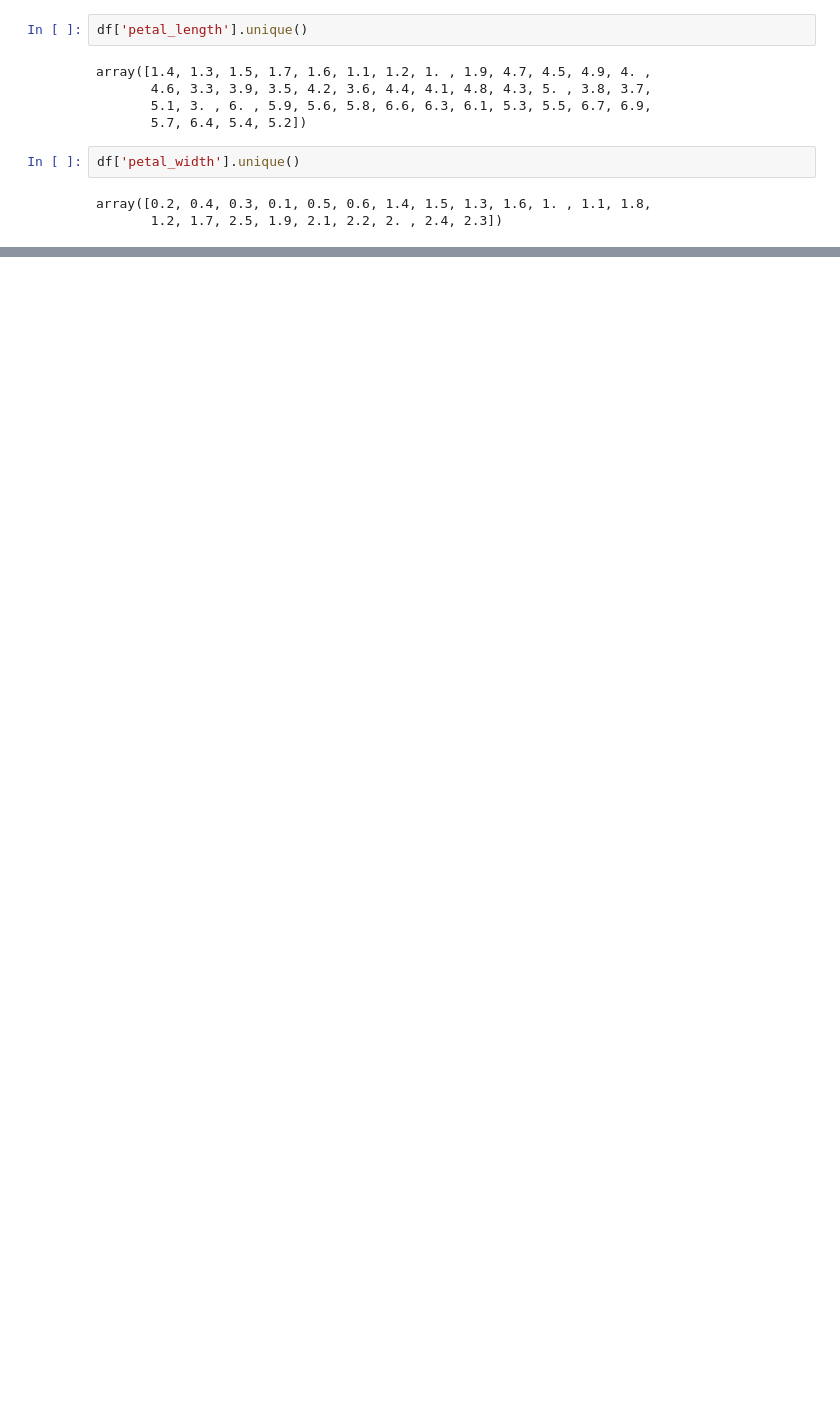
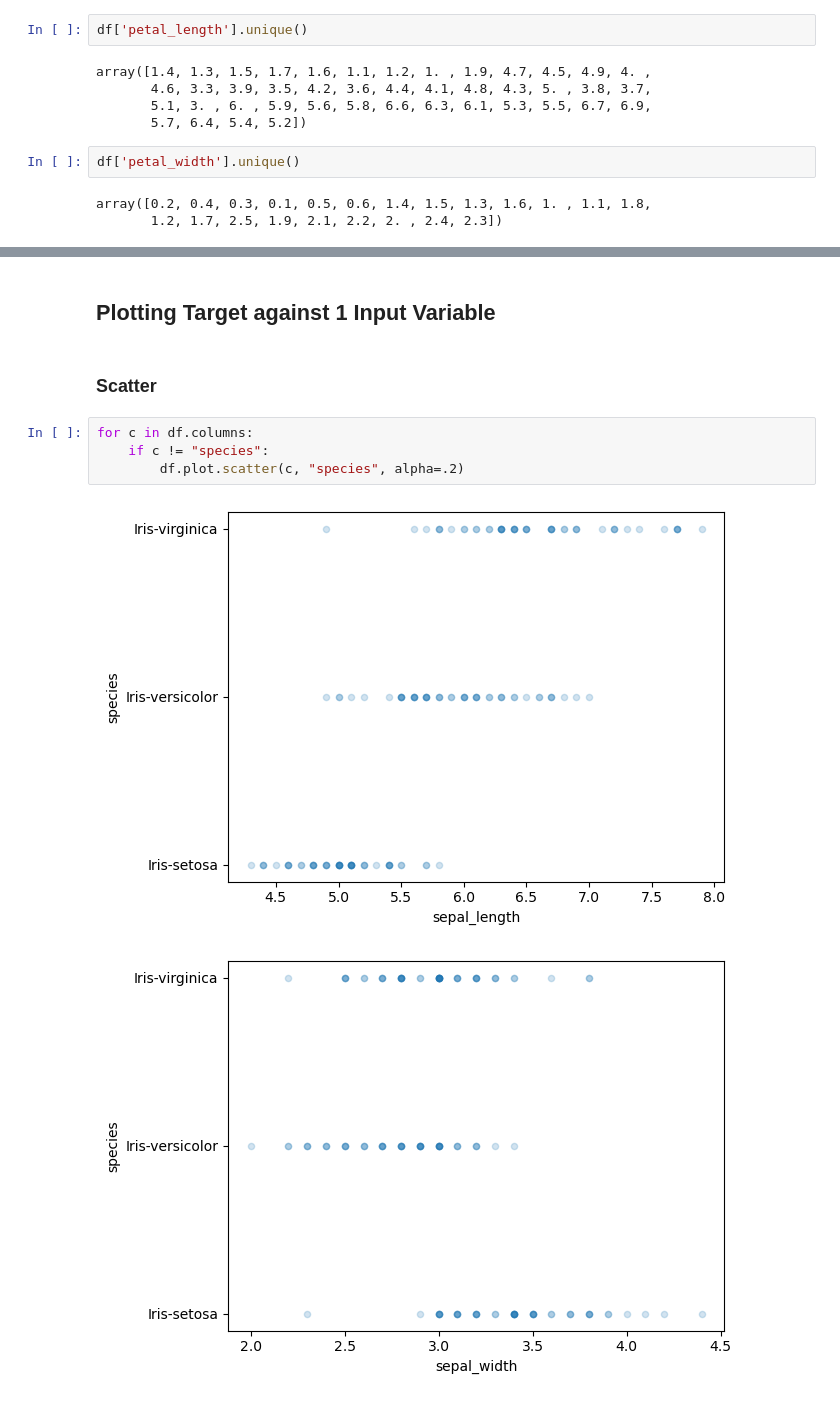
Before and after one commit to calebhadley1/iris-fisher, a Jupyter notebook: notebooks/eda.ipynb, the cells around one changed output, grey strips where cells are left out. Drawn from its saved outputs; the diff is of its cells as text; blank space fills up the shorter version.

```diff
--- a/notebooks/eda.ipynb
+++ b/notebooks/eda.ipynb
@@ -105,0 +132,11 @@ array([0.2, 0.4, 0.3, 0.1, 0.5, 0.6, 1.4, 1.5, 1.3, 1.6, 1. , 1.1, 1.8,
+# %% [markdown]
+## Plotting Target against 1 Input Variable
+# %% [markdown]
+### Scatter
+# %%
+for c in df.columns:
+    if c != "species":
+        df.plot.scatter(c, "species", alpha=.2)
+# %% [output]
+[figure, added]
+[figure, added]
```
Also changed, not shown: parts of 10 cells of this notebook.
